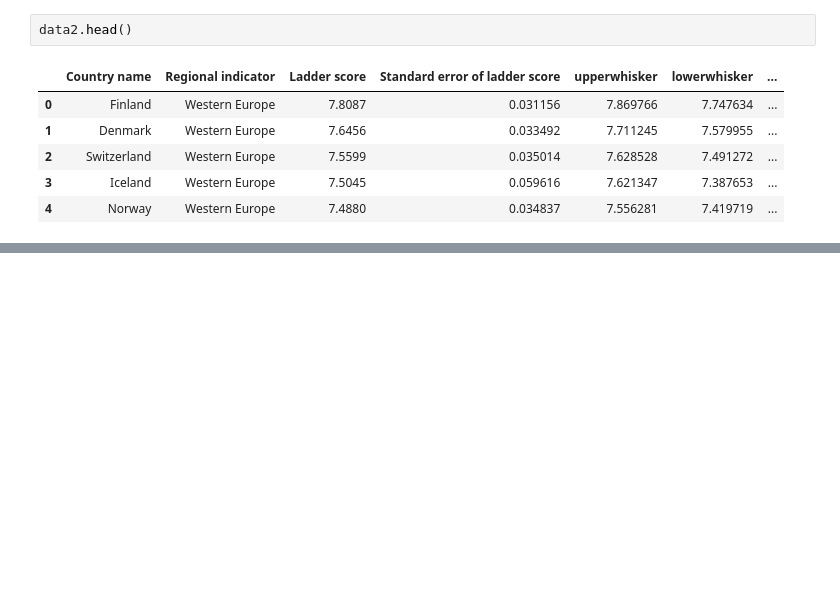
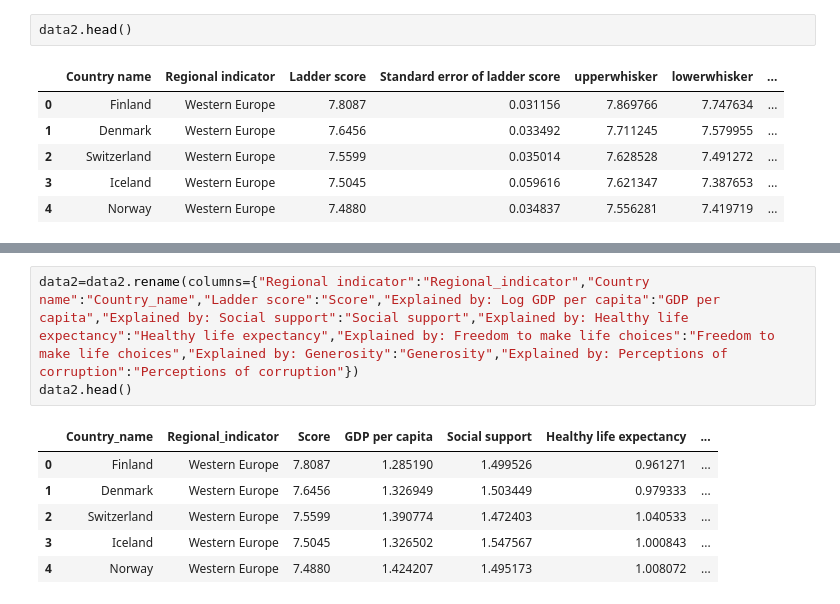
Before and after one commit to paoestefan/Proyect-Gamma, a Jupyter notebook: Happy code.ipynb, the cells around one changed output, grey strips where cells are left out. Saved outputs shown, nothing was run; the diff lists cells and outputs as text; blank space fills up the shorter version.

```diff
--- a/Happy code.ipynb
+++ b/Happy code.ipynb
@@ -32,2 +93,12 @@ data2.head()
+# %%
+data2=data2.rename(columns={"Regional indicator":"Regional_indicator","Country name":"Country_name","Ladder score":"Score","Explained by: Log GDP per capita":"GDP per capita","Explained by: Social support":"Social support","Explained by: Healthy life expectancy":"Healthy life expectancy","Explained by: Freedom to make life choices":"Freedom to make life choices","Explained by: Generosity":"Generosity","Explained by: Perceptions of corruption":"Perceptions of corruption"})
+data2.head()
+# %% [output]
+|  | Country_name | Regional_indicator | Score | GDP per capita | Social support | Healthy life expectancy | ... |
+| 0 | Finland | Western Europe | 7.8087 | 1.285190 | 1.499526 | 0.961271 | ... |
+| 1 | Denmark | Western Europe | 7.6456 | 1.326949 | 1.503449 | 0.979333 | ... |
+| 2 | Switzerland | Western Europe | 7.5599 | 1.390774 | 1.472403 | 1.040533 | ... |
+| 3 | Iceland | Western Europe | 7.5045 | 1.326502 | 1.547567 | 1.000843 | ... |
+| 4 | Norway | Western Europe | 7.4880 | 1.424207 | 1.495173 | 1.008072 | ... |
 # %%
 # Combine the data into a single dataset
```
Also changed, not shown: parts of 18 cells of this notebook.
